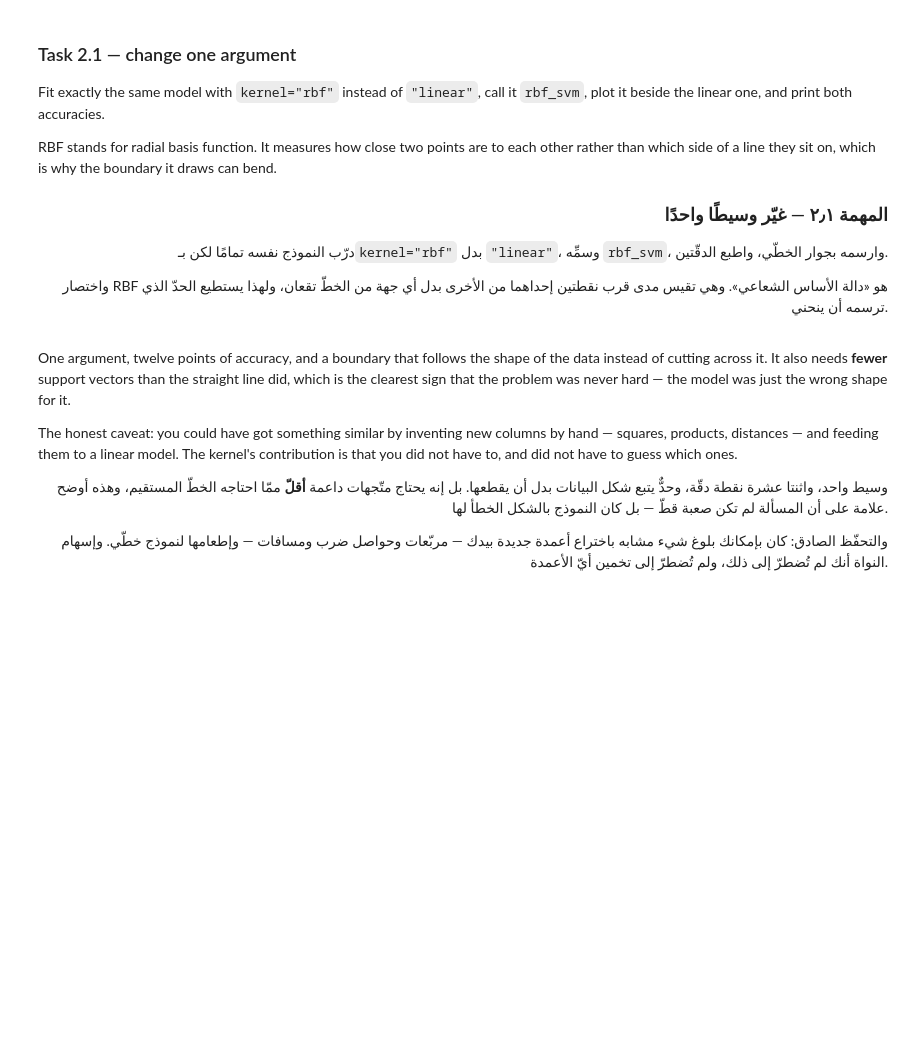
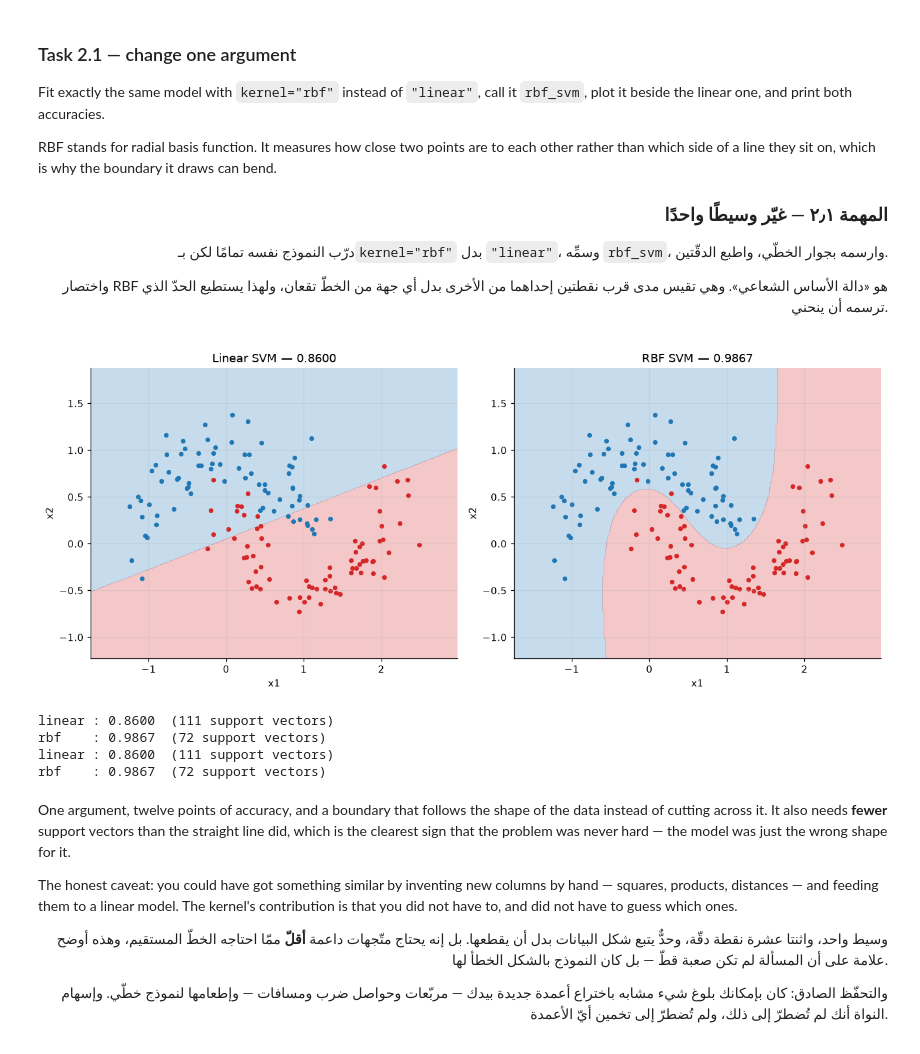
Before and after one commit to gimij2002-collab/AIEP_Olo_student, a Jupyter notebook: week_1_foundations/labs/D4_extra_svm/D4_extra_svm_blank.ipynb, the cells around one changed output. Drawn from its saved outputs; the diff is of its cells as text; code cells hidden in the pictures; blank space fills up the shorter version.

```diff
--- a/week_1_foundations/labs/D4_extra_svm/D4_extra_svm_blank.ipynb
+++ b/week_1_foundations/labs/D4_extra_svm/D4_extra_svm_blank.ipynb
@@ -291,22 +330,63 @@ which side of a line they sit on, which is why the boundary it draws can bend.
 # %%
 # ────────────────────────────────────────────────────────────────────
 # 1) Same call as Task 1.1 with kernel="rbf". Nothing else changes. Call it `rbf_svm`.
 # 2) plt.subplots(1, 2, figsize=(12, 5)) gives you two axes side by side, as `axes`.
 # 3) Call plot_boundary once per axes, with a title naming the kernel and its accuracy.
 # 4) Store the test accuracy as `rbf_accuracy` — the sanity check compares it with the linear one.
 # Search: "matplotlib subplots two axes side by side"
 #
 # ١) الاستدعاء نفسه في المهمة ١٫١ مع kernel="rbf". ولا يتغيّر شيء آخر. وسمِّه `rbf_svm`.
 # ٢) السطر plt.subplots(1, 2, figsize=(12, 5)) يعطيك محورين متجاورين باسم `axes`.
 # ٣) استدعِ plot_boundary مرة لكل محاور، بعنوان يذكر النواة ودقّتها.
 # ٤) خزّن دقّة الاختبار باسم `rbf_accuracy` — فالفحص يقارنها بدقّة الخطّي.
 # ابحث عن: "matplotlib subplots two axes side by side"
 # ────────────────────────────────────────────────────────────────────
 
 # TODO: Fit an RBF SVC called `rbf_svm`, plot it next to the linear one, and compare the two accuracies.
 # مهمة: درّب SVC بنواة RBF باسم `rbf_svm`، وارسمه بجوار الخطّي، وقارن الدقّتين.
+# Fit RBF SVM
+
+rbf_svm = SVC(kernel="rbf", C=1.0)
+rbf_svm.fit(X_train, y_train)
+
+# Accuracy
+rbf_accuracy = rbf_svm.score(X_test, y_test)
+
+# Plot both models
+fig, axes = plt.subplots(1, 2, figsize=(12, 5))
+
+plot_boundary(
+    linear_svm,
+    axes[0],
+    X_test,
+    y_test,
+    f"Linear SVM — {linear_accuracy:.4f}"
+)
+
+plot_boundary(
+    rbf_svm,
+    axes[1],
+    X_test,
+    y_test,
+    f"RBF SVM — {rbf_accuracy:.4f}"
+)
+
+plt.tight_layout()
+plt.show()
+
+print(f"linear : {linear_accuracy:.4f}  "
+      f"({len(linear_svm.support_)} support vectors)")
+
+print(f"rbf    : {rbf_accuracy:.4f}  "
+      f"({len(rbf_svm.support_)} support vectors)")
 print(f"linear : {linear_accuracy:.4f}  ({len(linear_svm.support_)} support vectors)")
 print(f"rbf    : {rbf_accuracy:.4f}  ({len(rbf_svm.support_)} support vectors)")
+# %% [output]
+[figure, added]
+linear : 0.8600  (111 support vectors)
+rbf    : 0.9867  (72 support vectors)
+linear : 0.8600  (111 support vectors)
+rbf    : 0.9867  (72 support vectors)
 # %% [markdown]
 One argument, twelve points of accuracy, and a boundary that follows the shape of the data instead of
 cutting across it. It also needs **fewer** support vectors than the straight line did, which is the
```
Also changed, not shown: parts of 7 cells of this notebook.
